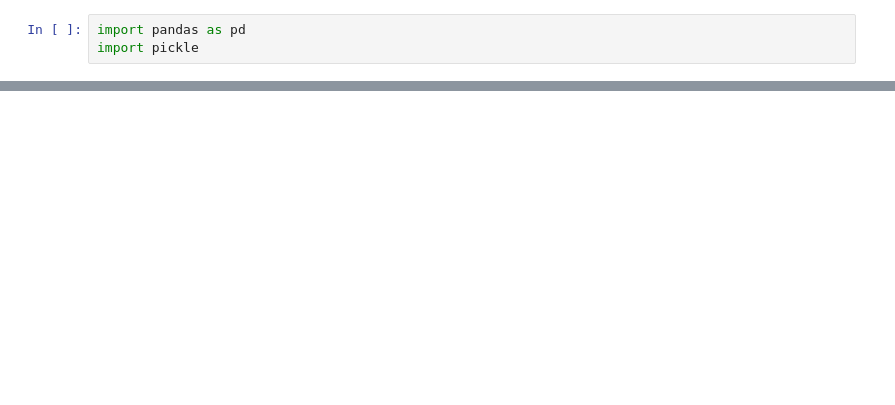
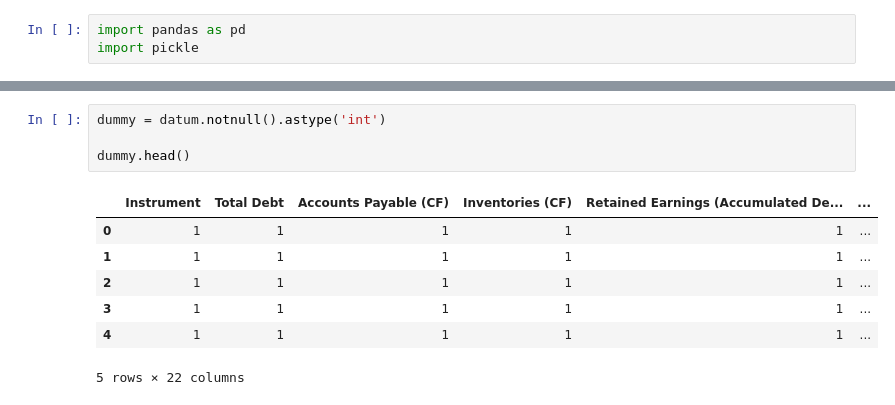
Before and after one commit to Faisalsouz/bankruptcy, a Jupyter notebook: data/Eikon/preprocessing.ipynb, the cells around one changed output, grey strips where cells are left out. Cells and saved outputs as stored; diff of their text form; blank space fills up the shorter version.

```diff
--- a/data/Eikon/preprocessing.ipynb
+++ b/data/Eikon/preprocessing.ipynb
@@ -48,0 +75,12 @@ Index(['c1', 'c2'], dtype='object')
+# %%
+dummy = datum.notnull().astype('int')
+
+dummy.head()
+# %% [output]
+|  | Instrument | Total Debt | Accounts Payable (CF) | Inventories (CF) | Retained Earnings (Accumulated De... | ... |
+| 0 | 1 | 1 | 1 | 1 | 1 | ... |
+| 1 | 1 | 1 | 1 | 1 | 1 | ... |
+| 2 | 1 | 1 | 1 | 1 | 1 | ... |
+| 3 | 1 | 1 | 1 | 1 | 1 | ... |
+| 4 | 1 | 1 | 1 | 1 | 1 | ... |
+5 rows × 22 columns
```
Also changed, not shown: parts of 14 cells of this notebook, 2 other files.
